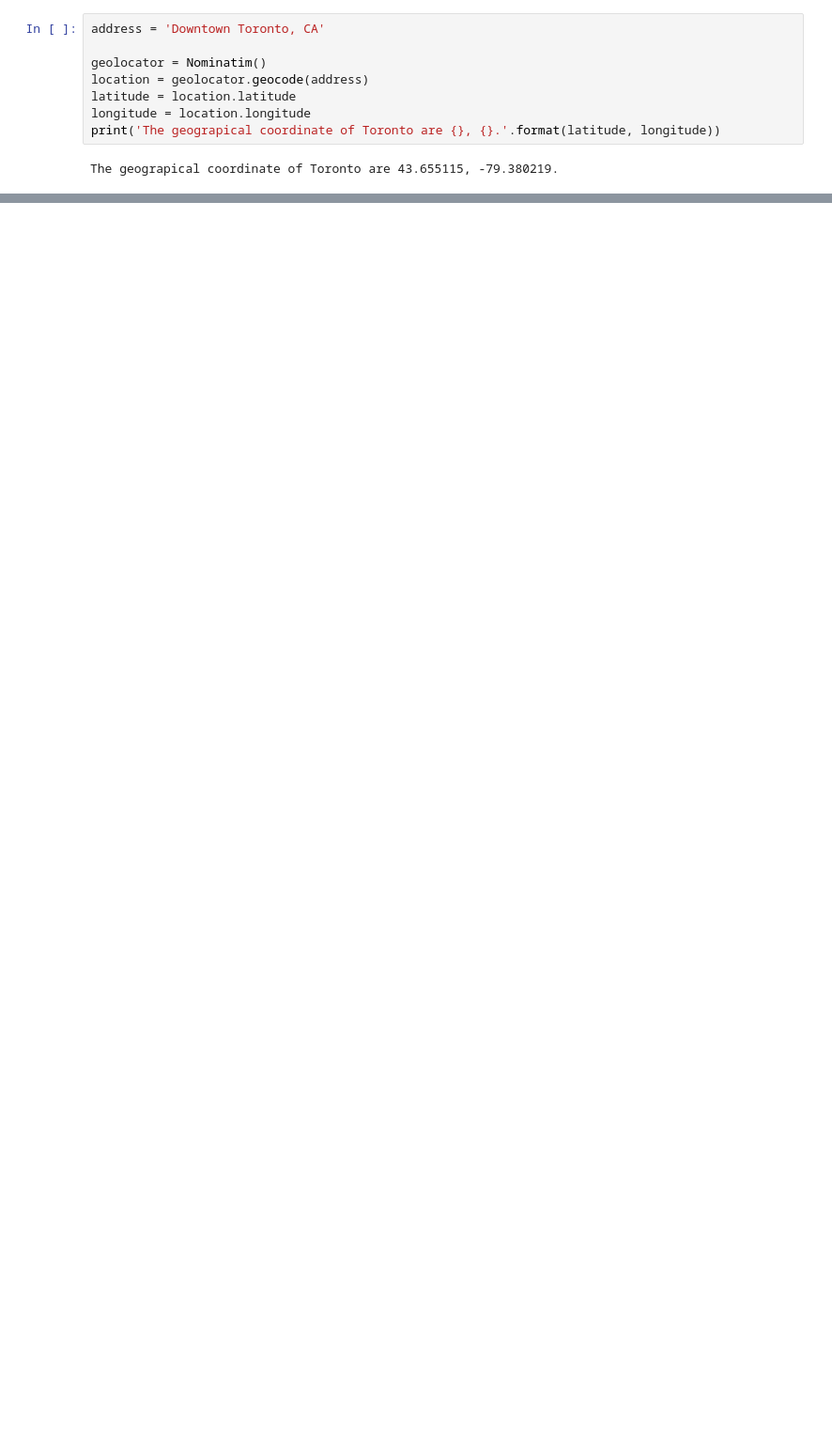
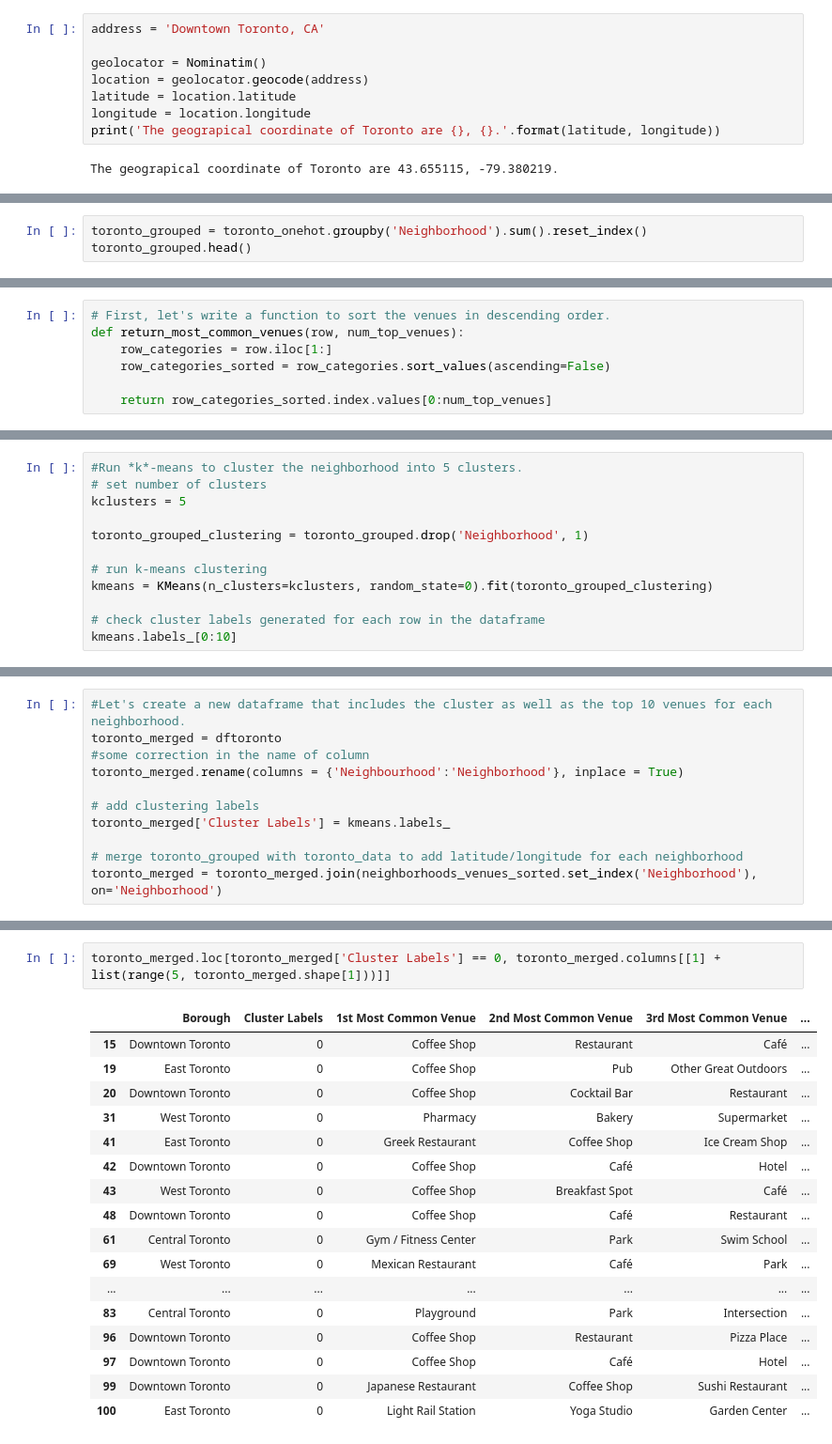
Before and after one commit to lsprandel/Coursera_Projects, a Jupyter notebook: Neighborhoods_in_Toronto.ipynb, the cells around one changed output, grey strips where cells are left out. Shown: that part at 94% size. Drawn from its saved outputs; the diff is of its cells as text; blank space fills up the shorter version.

```diff
--- a/Neighborhoods_in_Toronto.ipynb
+++ b/Neighborhoods_in_Toronto.ipynb
@@ -212,0 +325,3 @@ map_newyork
+# %%
+toronto_grouped = toronto_onehot.groupby('Neighborhood').sum().reset_index()
+toronto_grouped.head()
@@ -212,0 +341,7 @@ map_newyork
+# %%
+# First, let's write a function to sort the venues in descending order.
+def return_most_common_venues(row, num_top_venues):
+    row_categories = row.iloc[1:]
+    row_categories_sorted = row_categories.sort_values(ascending=False)
+
+    return row_categories_sorted.index.values[0:num_top_venues]
@@ -212,0 +378,12 @@ map_newyork
+# %%
+#Run *k*-means to cluster the neighborhood into 5 clusters.
+# set number of clusters
+kclusters = 5
+
+toronto_grouped_clustering = toronto_grouped.drop('Neighborhood', 1)
+
+# run k-means clustering
+kmeans = KMeans(n_clusters=kclusters, random_state=0).fit(toronto_grouped_clustering)
+
+# check cluster labels generated for each row in the dataframe
+kmeans.labels_[0:10]
@@ -212,0 +392,11 @@ map_newyork
+# %%
+#Let's create a new dataframe that includes the cluster as well as the top 10 venues for each neighborhood.
+toronto_merged = dftoronto
+#some correction in the name of column
+toronto_merged.rename(columns = {'Neighbourhood':'Neighborhood'}, inplace = True)
+
+# add clustering labels
+toronto_merged['Cluster Labels'] = kmeans.labels_
+
+# merge toronto_grouped with toronto_data to add latitude/longitude for each neighborhood
+toronto_merged = toronto_merged.join(neighborhoods_venues_sorted.set_index('Neighborhood'), on='Neighborhood')
@@ -212,0 +443,20 @@ map_newyork
+# %%
+toronto_merged.loc[toronto_merged['Cluster Labels'] == 0, toronto_merged.columns[[1] + list(range(5, toronto_merged.shape[1]))]]
+# %% [output]
+|  | Borough | Cluster Labels | 1st Most Common Venue | 2nd Most Common Venue | 3rd Most Common Venue | ... |
+| 15 | Downtown Toronto | 0 | Coffee Shop | Restaurant | Café | ... |
+| 19 | East Toronto | 0 | Coffee Shop | Pub | Other Great Outdoors | ... |
+| 20 | Downtown Toronto | 0 | Coffee Shop | Cocktail Bar | Restaurant | ... |
+| 31 | West Toronto | 0 | Pharmacy | Bakery | Supermarket | ... |
+| 41 | East Toronto | 0 | Greek Restaurant | Coffee Shop | Ice Cream Shop | ... |
+| 42 | Downtown Toronto | 0 | Coffee Shop | Café | Hotel | ... |
+| 43 | West Toronto | 0 | Coffee Shop | Breakfast Spot | Café | ... |
+| 48 | Downtown Toronto | 0 | Coffee Shop | Café | Restaurant | ... |
+| 61 | Central Toronto | 0 | Gym / Fitness Center | Park | Swim School | ... |
+| 69 | West Toronto | 0 | Mexican Restaurant | Café | Park | ... |
+| ... | ... | ... | ... | ... | ... | ... |
+| 83 | Central Toronto | 0 | Playground | Park | Intersection | ... |
+| 96 | Downtown Toronto | 0 | Coffee Shop | Restaurant | Pizza Place | ... |
+| 97 | Downtown Toronto | 0 | Coffee Shop | Café | Hotel | ... |
+| 99 | Downtown Toronto | 0 | Japanese Restaurant | Coffee Shop | Sushi Restaurant | ... |
+| 100 | East Toronto | 0 | Light Rail Station | Yoga Studio | Garden Center | ... |
```
Also changed, not shown: parts of 36 cells of this notebook.
